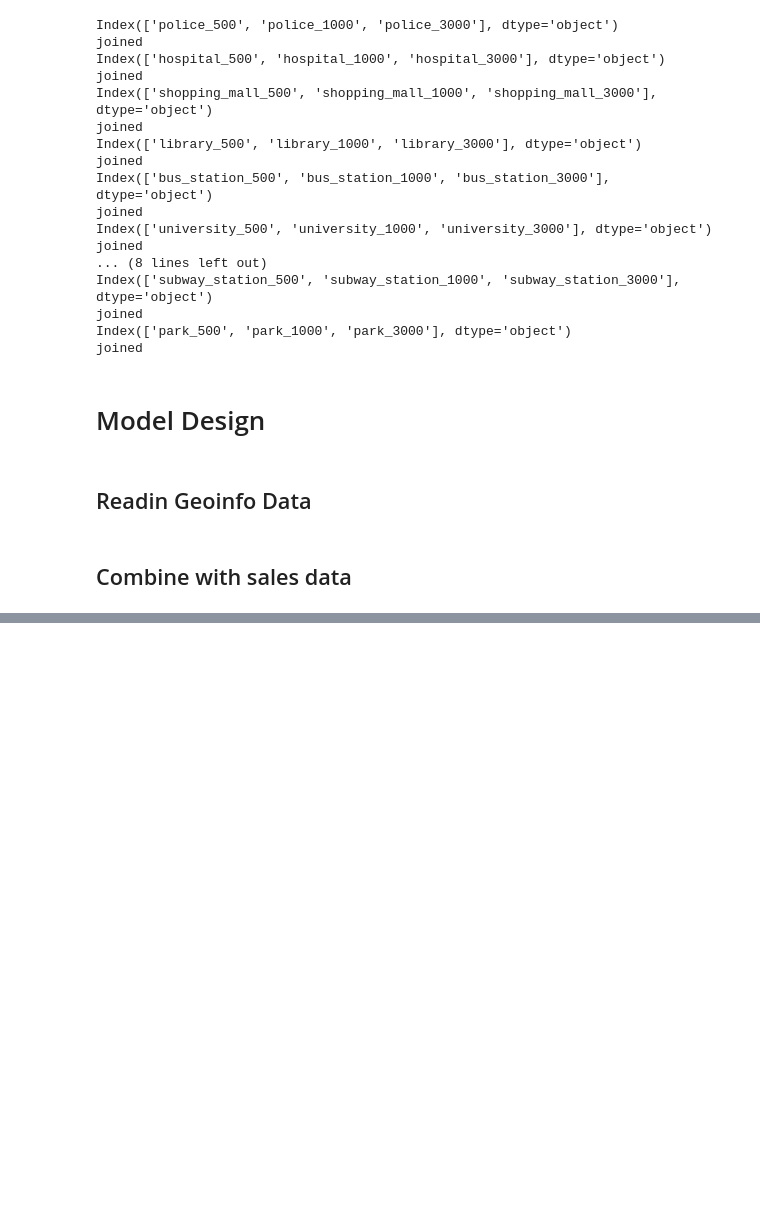
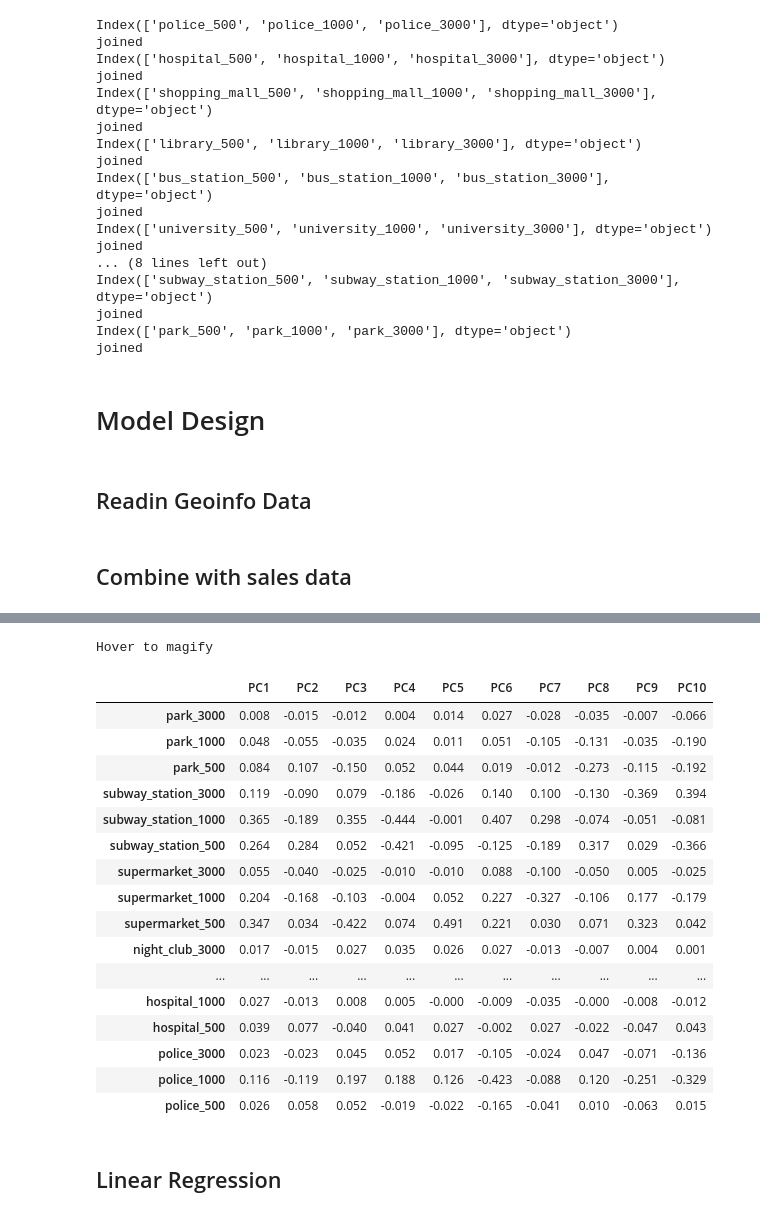
Before and after one commit to Eric-Miao/2022Fall-CIVENG263N-FinalProj, a Jupyter notebook: Google_API_test.ipynb, the cells around one changed output, grey strips where cells are left out. Saved outputs shown, nothing was run; the diff lists cells and outputs as text; code cells hidden in the pictures; blank space fills up the shorter version.

```diff
--- a/Google_API_test.ipynb
+++ b/Google_API_test.ipynb
@@ -385,0 +423,43 @@ Text(0.5, 1.0, 'Correlation Heatmap')
+# %%
+loadings = pd.DataFrame(PCA30.components_[:10].T, columns=['PC'+str(i) for i in range(1,11)], index=dfPOIPrice.columns[1:])
+# %%
+cmap=sns.diverging_palette(0, 250,sep=10,n=15,as_cmap=True)
+
+def magnify():
+    return [dict(selector="th",
+                 props=[("font-size", "7pt")]),
+            dict(selector="td",
+                 props=[('padding', "0em 0em")]),
+            dict(selector="th:hover",
+                 props=[("font-size", "12pt")]),
+            dict(selector="tr:hover td:hover",
+                 props=[('max-width', '200px'),
+                        ('font-size', '12pt')])
+]
+# loadings.sort_values(by=['PC1'],ascending=False,inplace=True,axis=0)
+loadings.style.background_gradient(cmap, axis=1)\
+    .set_properties(**{'max-width': '80px', 'font-size': '10pt'})\
+    .set_caption("Hover to magify")\
+    .set_precision(3)
+    # .set_table_styles(magnify())
+# %% [output]
+Hover to magify
+|  | PC1 | PC2 | PC3 | PC4 | PC5 | PC6 | PC7 | PC8 | PC9 | PC10 |
+| park_3000 | 0.008 | -0.015 | -0.012 | 0.004 | 0.014 | 0.027 | -0.028 | -0.035 | -0.007 | -0.066 |
+| park_1000 | 0.048 | -0.055 | -0.035 | 0.024 | 0.011 | 0.051 | -0.105 | -0.131 | -0.035 | -0.190 |
+| park_500 | 0.084 | 0.107 | -0.150 | 0.052 | 0.044 | 0.019 | -0.012 | -0.273 | -0.115 | -0.192 |
+| subway_station_3000 | 0.119 | -0.090 | 0.079 | -0.186 | -0.026 | 0.140 | 0.100 | -0.130 | -0.369 | 0.394 |
+| subway_station_1000 | 0.365 | -0.189 | 0.355 | -0.444 | -0.001 | 0.407 | 0.298 | -0.074 | -0.051 | -0.081 |
+| subway_station_500 | 0.264 | 0.284 | 0.052 | -0.421 | -0.095 | -0.125 | -0.189 | 0.317 | 0.029 | -0.366 |
+| supermarket_3000 | 0.055 | -0.040 | -0.025 | -0.010 | -0.010 | 0.088 | -0.100 | -0.050 | 0.005 | -0.025 |
+| supermarket_1000 | 0.204 | -0.168 | -0.103 | -0.004 | 0.052 | 0.227 | -0.327 | -0.106 | 0.177 | -0.179 |
+| supermarket_500 | 0.347 | 0.034 | -0.422 | 0.074 | 0.491 | 0.221 | 0.030 | 0.071 | 0.323 | 0.042 |
+| night_club_3000 | 0.017 | -0.015 | 0.027 | 0.035 | 0.026 | 0.027 | -0.013 | -0.007 | 0.004 | 0.001 |
+| ... | ... | ... | ... | ... | ... | ... | ... | ... | ... | ... |
+| hospital_1000 | 0.027 | -0.013 | 0.008 | 0.005 | -0.000 | -0.009 | -0.035 | -0.000 | -0.008 | -0.012 |
+| hospital_500 | 0.039 | 0.077 | -0.040 | 0.041 | 0.027 | -0.002 | 0.027 | -0.022 | -0.047 | 0.043 |
+| police_3000 | 0.023 | -0.023 | 0.045 | 0.052 | 0.017 | -0.105 | -0.024 | 0.047 | -0.071 | -0.136 |
+| police_1000 | 0.116 | -0.119 | 0.197 | 0.188 | 0.126 | -0.423 | -0.088 | 0.120 | -0.251 | -0.329 |
+| police_500 | 0.026 | 0.058 | 0.052 | -0.019 | -0.022 | -0.165 | -0.041 | 0.010 | -0.063 | 0.015 |
+# %% [markdown]
+## Linear Regression
```
Also changed, not shown: parts of 9 cells of this notebook, 1 other file.
